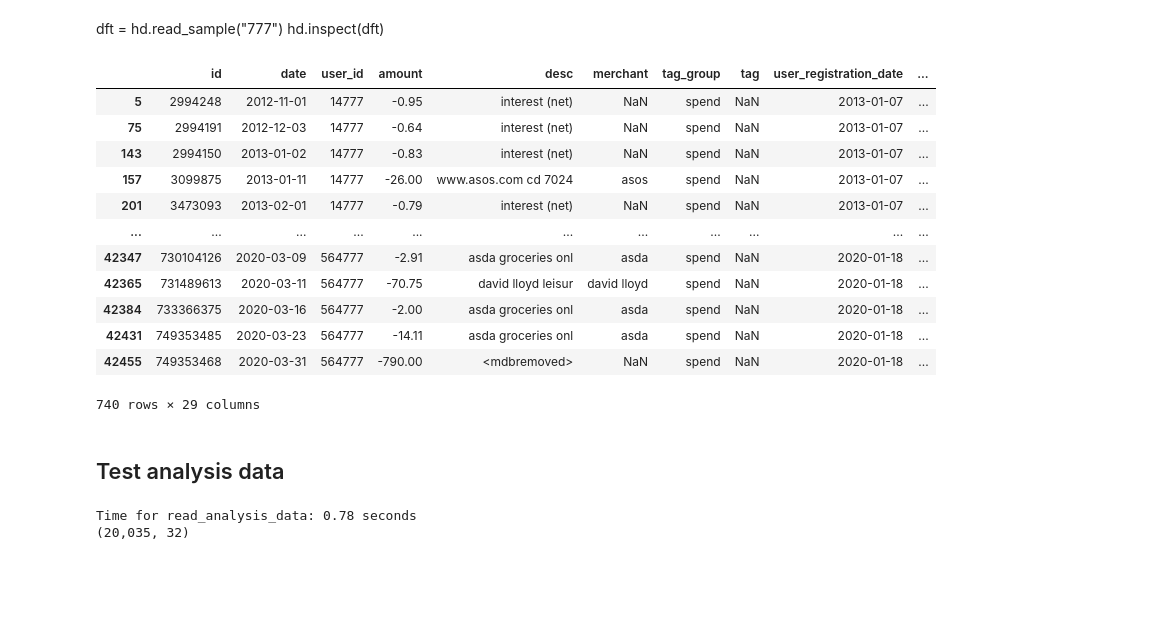
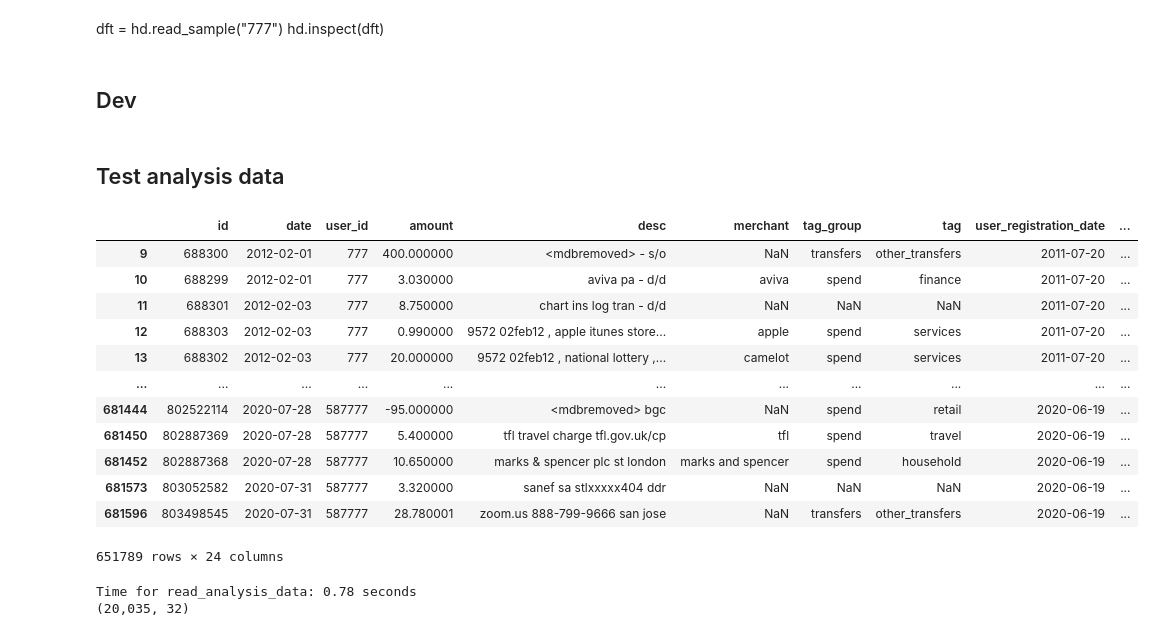
Before and after one commit to fabiangunzinger/entropy, a Jupyter notebook: notebooks/preproc_pipeline_tester.ipynb, the cells around one changed output. Cells and saved outputs as stored; diff of their text form; code cells hidden in the pictures; blank space fills up the shorter version.

Commit message:
Cleanup

```diff
--- a/notebooks/preproc_pipeline_tester.ipynb
+++ b/notebooks/preproc_pipeline_tester.ipynb
@@ -67,3 +56,0 @@ def user_data(df, user_id):
-# %%
-dfr = hd.read_raw_sample("777")
-hd.inspect(dfr)
@@ -115,24 +98,26 @@ Time for validate_data                 : 0.10 seconds
 # %% [markdown]
 dft = hd.read_sample("777")
 hd.inspect(dft)
-# %%
-dft[dft.tag_group.eq("spend") & ~dft.debit]
-# %% [output]
-|  | id | date | user_id | amount | desc | merchant | tag_group | tag | user_registration_date | ... |
-| 5 | 2994248 | 2012-11-01 | 14777 | -0.95 | interest (net) | NaN | spend | NaN | 2013-01-07 | ... |
-| 75 | 2994191 | 2012-12-03 | 14777 | -0.64 | interest (net) | NaN | spend | NaN | 2013-01-07 | ... |
-| 143 | 2994150 | 2013-01-02 | 14777 | -0.83 | interest (net) | NaN | spend | NaN | 2013-01-07 | ... |
-| 157 | 3099875 | 2013-01-11 | 14777 | -26.00 | www.asos.com cd 7024 | asos | spend | NaN | 2013-01-07 | ... |
-| 201 | 3473093 | 2013-02-01 | 14777 | -0.79 | interest (net) | NaN | spend | NaN | 2013-01-07 | ... |
-| ... | ... | ... | ... | ... | ... | ... | ... | ... | ... | ... |
-| 42347 | 730104126 | 2020-03-09 | 564777 | -2.91 | asda groceries onl | asda | spend | NaN | 2020-01-18 | ... |
-| 42365 | 731489613 | 2020-03-11 | 564777 | -70.75 | david lloyd leisur | david lloyd | spend | NaN | 2020-01-18 | ... |
-| 42384 | 733366375 | 2020-03-16 | 564777 | -2.00 | asda groceries onl | asda | spend | NaN | 2020-01-18 | ... |
-| 42431 | 749353485 | 2020-03-23 | 564777 | -14.11 | asda groceries onl | asda | spend | NaN | 2020-01-18 | ... |
-| 42455 | 749353468 | 2020-03-31 | 564777 | -790.00 | <mdbremoved> | NaN | spend | NaN | 2020-01-18 | ... |
-740 rows × 29 columns
+# %% [markdown]
+## Dev
 # %% [markdown]
 ## Test analysis data
+# %%
+clean
+# %% [output]
+|  | id | date | user_id | amount | desc | merchant | tag_group | tag | user_registration_date | ... |
+| 9 | 688300 | 2012-02-01 | 777 | 400.000000 | <mdbremoved> - s/o | NaN | transfers | other_transfers | 2011-07-20 | ... |
+| 10 | 688299 | 2012-02-01 | 777 | 3.030000 | aviva pa - d/d | aviva | spend | finance | 2011-07-20 | ... |
+| 11 | 688301 | 2012-02-03 | 777 | 8.750000 | chart ins log tran - d/d | NaN | NaN | NaN | 2011-07-20 | ... |
+| 12 | 688303 | 2012-02-03 | 777 | 0.990000 | 9572 02feb12 , apple itunes store... | apple | spend | services | 2011-07-20 | ... |
+| 13 | 688302 | 2012-02-03 | 777 | 20.000000 | 9572 02feb12 , national lottery ,... | camelot | spend | services | 2011-07-20 | ... |
+| ... | ... | ... | ... | ... | ... | ... | ... | ... | ... | ... |
+| 681444 | 802522114 | 2020-07-28 | 587777 | -95.000000 | <mdbremoved> bgc | NaN | spend | retail | 2020-06-19 | ... |
+| 681450 | 802887369 | 2020-07-28 | 587777 | 5.400000 | tfl travel charge tfl.gov.uk/cp | tfl | spend | travel | 2020-06-19 | ... |
+| 681452 | 802887368 | 2020-07-28 | 587777 | 10.650000 | marks & spencer plc st london | marks and spencer | spend | household | 2020-06-19 | ... |
+| 681573 | 803052582 | 2020-07-31 | 587777 | 3.320000 | sanef sa stlxxxxx404 ddr | NaN | NaN | NaN | 2020-06-19 | ... |
+| 681596 | 803498545 | 2020-07-31 | 587777 | 28.780001 | zoom.us 888-799-9666 san jose | NaN | transfers | other_transfers | 2020-06-19 | ... |
+651789 rows × 24 columns
 # %%
 df = hd.read_analysis_data()
 hd.inspect(df)
```
Also changed, not shown: parts of 10 cells of this notebook.
